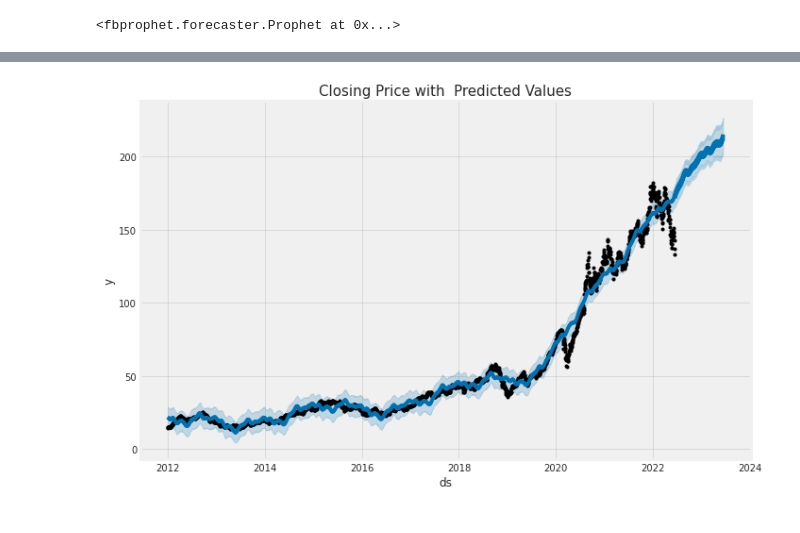
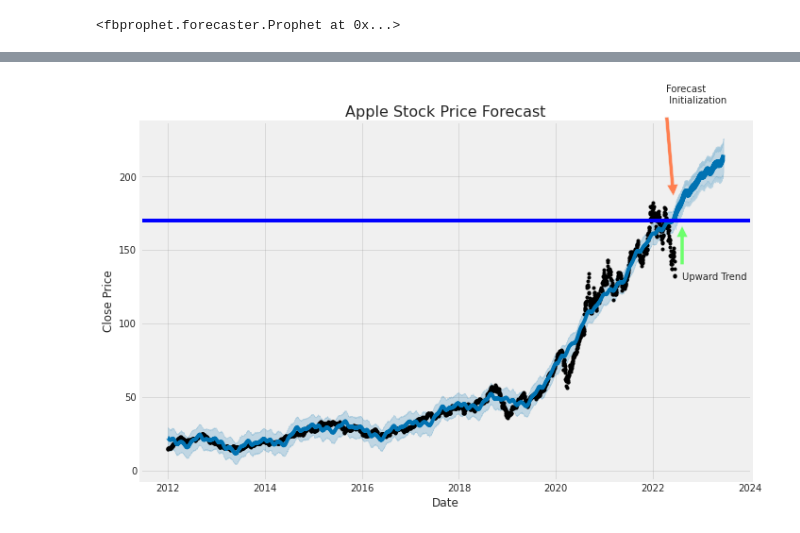
Before and after one commit to Shailendra-Prajapati/Time_Series_Analysis, a Jupyter notebook: Stock_Analysis.ipynb, the cells around one changed output, grey strips where cells are left out. Saved outputs shown, nothing was run; the diff lists cells and outputs as text; code cells hidden in the pictures.

```diff
--- a/Stock_Analysis.ipynb
+++ b/Stock_Analysis.ipynb
@@ -641,6 +668,34 @@ plt.show()
-# %%
-m.plot(forecast)
-plt.title('Closing Price with  Predicted Values', fontsize=15)
-plt.show()
-# %% [output]
-[figure, removed]
+# %%
+import matplotlib.dates as mdates
+
+# Dates
+starting_date = dt.datetime(2022, 4, 7)
+starting_date1 = mdates.date2num(starting_date)
+trend_date = dt.datetime(2022, 8, 8)
+trend_date1 = mdates.date2num(trend_date)
+
+pointing_arrow = dt.datetime(2022, 6, 10)
+pointing_arrow1 = mdates.date2num(pointing_arrow)
+
+# Learn more Prophet tomorrow and plot the forecast for amazon.
+fig = m.plot(forecast)
+ax1 = fig.add_subplot(111)
+ax1.set_title("Apple Stock Price Forecast", fontsize=16)
+ax1.set_xlabel("Date", fontsize=12)
+ax1.set_ylabel("Close Price", fontsize=12)
+
+# Forecast initialization arrow
+ax1.annotate('Forecast \n Initialization', xy=(pointing_arrow1, 180), xytext=(starting_date1,250),
+            arrowprops=dict(facecolor='#ff7f50', shrink=0.1),
+            )
+
+# Trend emphasis arrow
+ax1.annotate('Upward Trend', xy=(trend_date1, 170), xytext=(trend_date1,130),
+            arrowprops=dict(facecolor='#6cff6c', shrink=0.1),
+            )
+
+ax1.axhline(y=170, color='b', linestyle='-')
+
+plt.show()
+# %% [output]
+[figure, added]
```
Also changed, not shown: parts of 30 cells of this notebook.
